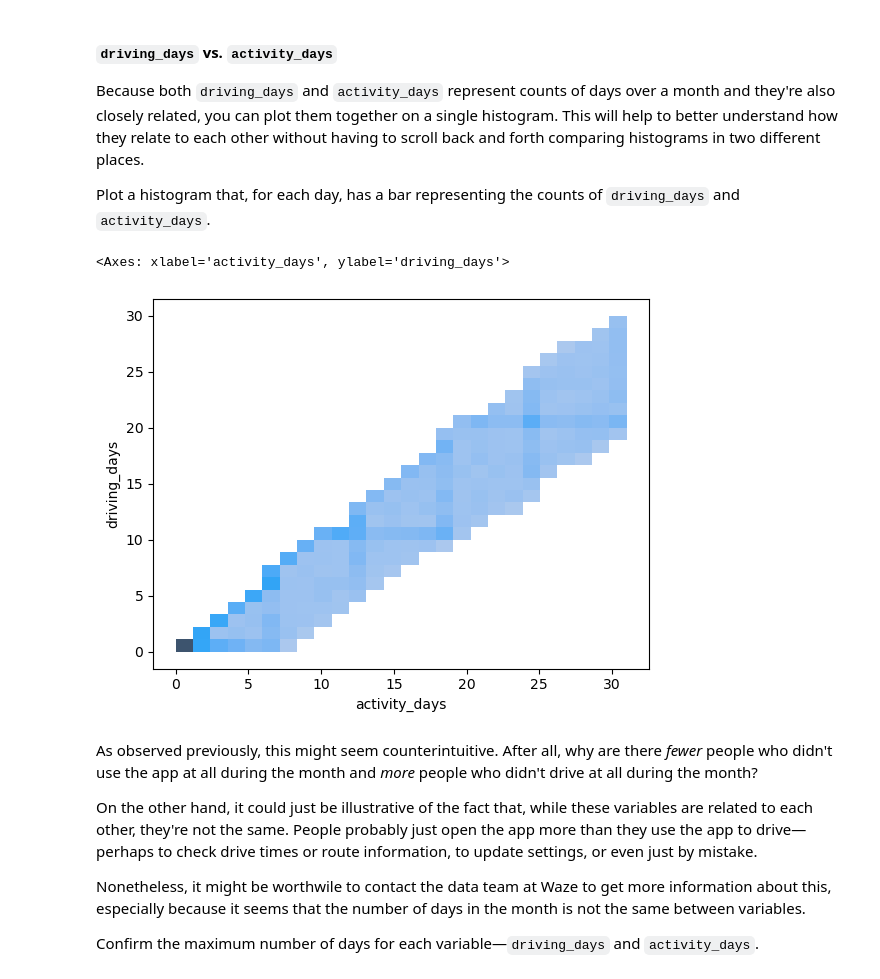
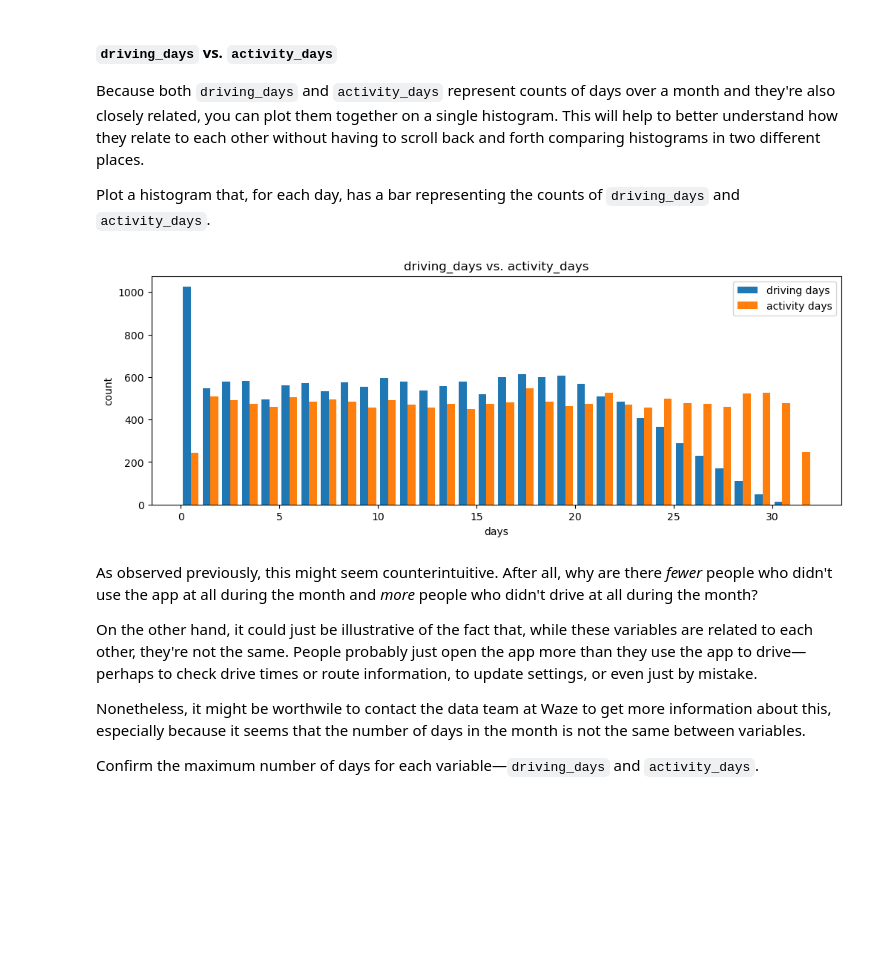
Before and after one commit to johnt759/AdvancedDataAnalytics, a Jupyter notebook: Course 3/Activity_Course 3 Waze project lab.ipynb, the cells around one changed output. Cells and saved outputs as stored; diff of their text form; code cells hidden in the pictures; blank space fills up the shorter version.

```diff
--- a/Course 3/Activity_Course 3 Waze project lab.ipynb
+++ b/Course 3/Activity_Course 3 Waze project lab.ipynb
@@ -421,12 +413,19 @@ Less than 18% of the users churned.
 Because both `driving_days` and `activity_days` represent counts of days over a month and they're also closely related, you can plot them together on a single histogram. This will help to better understand how they relate to each other without having to scroll back and forth comparing histograms in two different places.
 
 Plot a histogram that, for each day, has a bar representing the counts of `driving_days` and `activity_days`.
-# %%
-# Histogram
-sbn.histplot(data=df, x='activity_days', y='driving_days')
-# %% [output]
-<Axes: xlabel='activity_days', ylabel='driving_days'>
-[figure, removed]
+# %%
+# Histogram
+plt.figure(figsize=(12,4))
+label=['driving days', 'activity days']
+plt.hist([df['driving_days'], df['activity_days']],
+         bins=range(0,33),
+         label=label)
+plt.xlabel('days')
+plt.ylabel('count')
+plt.legend()
+plt.title('driving_days vs. activity_days');
+# %% [output]
+[figure, added]
 # %% [markdown]
 As observed previously, this might seem counterintuitive. After all, why are there _fewer_ people who didn't use the app at all during the month and _more_ people who didn't drive at all during the month?
 
```
Also changed, not shown: parts of 3 cells of this notebook.
